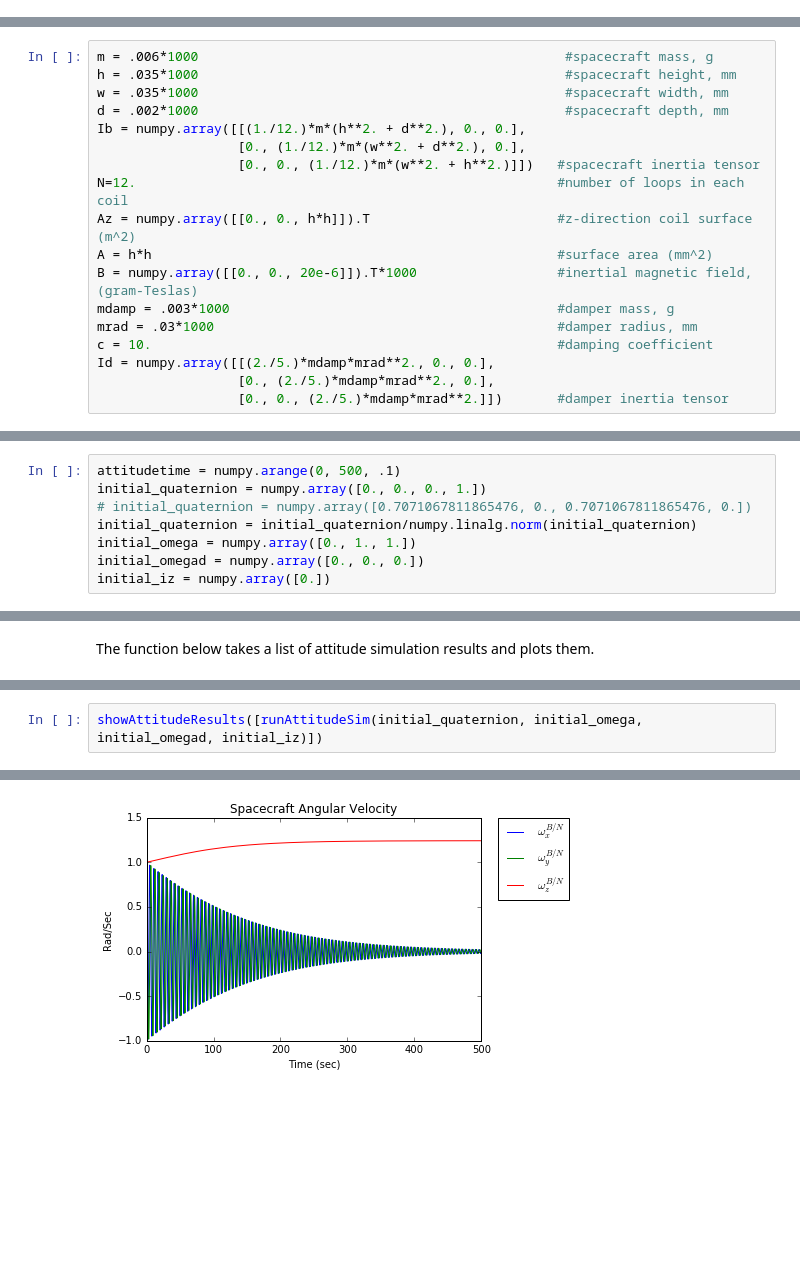
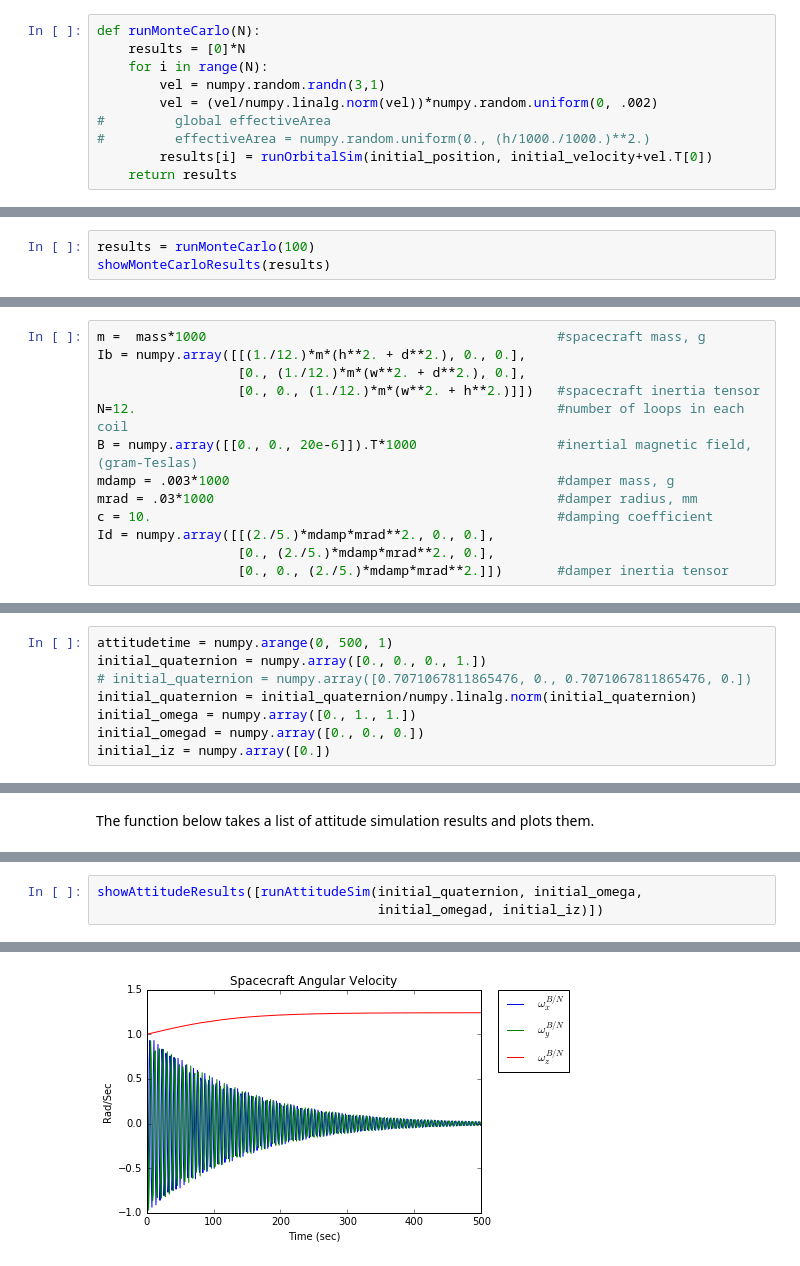
Before and after one commit to vha3/Swarms_Class, a Jupyter notebook: Sprite Attitude and Orbital.ipynb, the cells around one changed output, grey strips where cells are left out. Drawn from its saved outputs; the diff is of its cells as text; blank space fills up the shorter version.

```diff
--- a/Sprite Attitude and Orbital.ipynb
+++ b/Sprite Attitude and Orbital.ipynb
@@ -228,0 +353,10 @@ showResults([runSim(initial_position, initial_velocity)])
+# %%
+def runMonteCarlo(N):
+    results = [0]*N
+    for i in range(N):
+        vel = numpy.random.randn(3,1)
+        vel = (vel/numpy.linalg.norm(vel))*numpy.random.uniform(0, .002)
+#         global effectiveArea
+#         effectiveArea = numpy.random.uniform(0., (h/1000./1000.)**2.)
+        results[i] = runOrbitalSim(initial_position, initial_velocity+vel.T[0])
+    return results
@@ -228,0 +395,3 @@ showResults([runSim(initial_position, initial_velocity)])
+# %%
+results = runMonteCarlo(100)
+showMonteCarloResults(results)
@@ -353,16 +524,11 @@ The result is a set of coupled differential equations. To solve for the motion o
 # %% [markdown]
 Define some parameters relevant to the rotational dynamics of the chipsat.
 # %%
-m = .006*1000                                               #spacecraft mass, g
-h = .035*1000                                               #spacecraft height, mm
-w = .035*1000                                               #spacecraft width, mm
-d = .002*1000                                               #spacecraft depth, mm
+m =  mass*1000                                             #spacecraft mass, g
 Ib = numpy.array([[(1./12.)*m*(h**2. + d**2.), 0., 0.],
                   [0., (1./12.)*m*(w**2. + d**2.), 0.],
                   [0., 0., (1./12.)*m*(w**2. + h**2.)]])   #spacecraft inertia tensor
 N=12.                                                      #number of loops in each coil
-Az = numpy.array([[0., 0., h*h]]).T                        #z-direction coil surface (m^2)
-A = h*h                                                    #surface area (mm^2)
 B = numpy.array([[0., 0., 20e-6]]).T*1000                  #inertial magnetic field, (gram-Teslas)
 mdamp = .003*1000                                          #damper mass, g
 mrad = .03*1000                                            #damper radius, mm
@@ -437,7 +595,7 @@ def rotationalDerivative(X, t):
 # %% [markdown]
 Define parameters relevant to the simulation
 # %%
-attitudetime = numpy.arange(0, 500, .1)
+attitudetime = numpy.arange(0, 500, 1)
 initial_quaternion = numpy.array([0., 0., 0., 1.])
 # initial_quaternion = numpy.array([0.7071067811865476, 0., 0.7071067811865476, 0.])
 initial_quaternion = initial_quaternion/numpy.linalg.norm(initial_quaternion)
@@ -488,5 +643,6 @@ def showAttitudeResults(results):
         plt.legend(bbox_to_anchor=(1.05, 1), loc=2, borderaxespad=0.)
         plt.show()
 # %%
-showAttitudeResults([runAttitudeSim(initial_quaternion, initial_omega, initial_omegad, initial_iz)])
+showAttitudeResults([runAttitudeSim(initial_quaternion, initial_omega,
+                                    initial_omegad, initial_iz)])
 # %% [output]
@@ -494 +650 @@ showAttitudeResults([runAttitudeSim(initial_quaternion, initial_omega, initial_o
-[figure, old version]
+[figure, new version]
```
Also changed, not shown: parts of 50 cells of this notebook, 1 other file.
